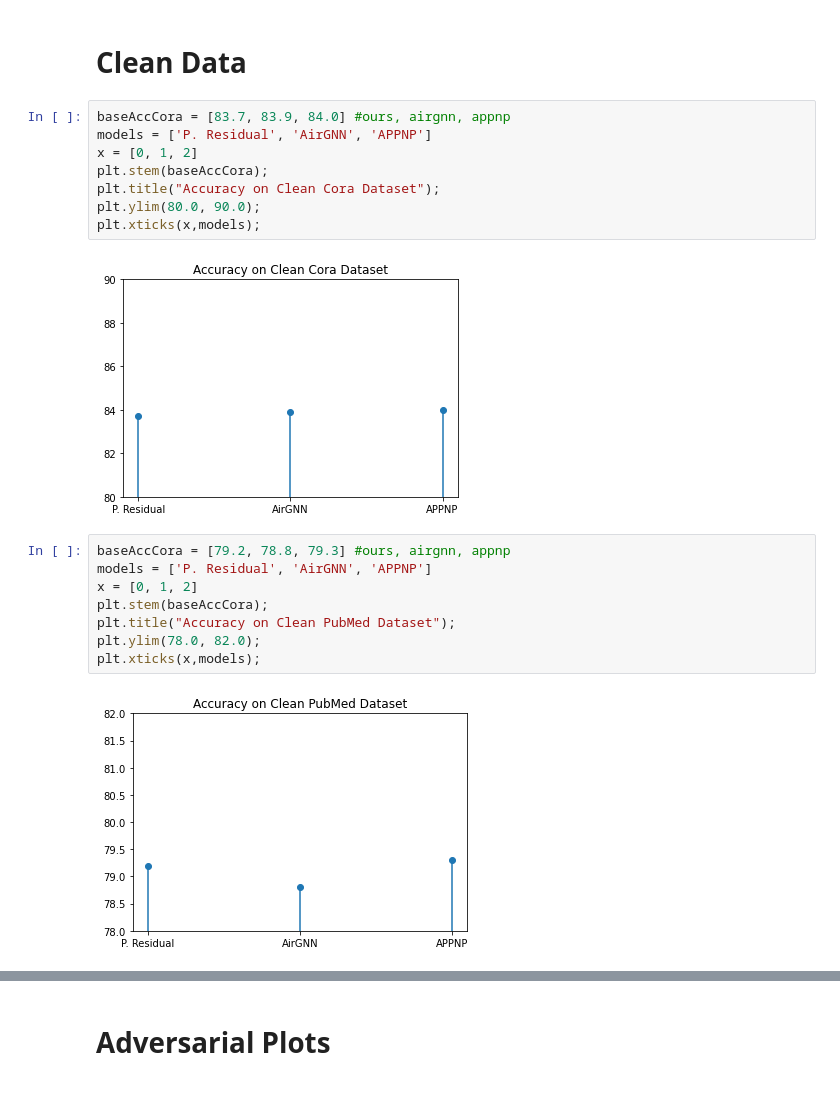
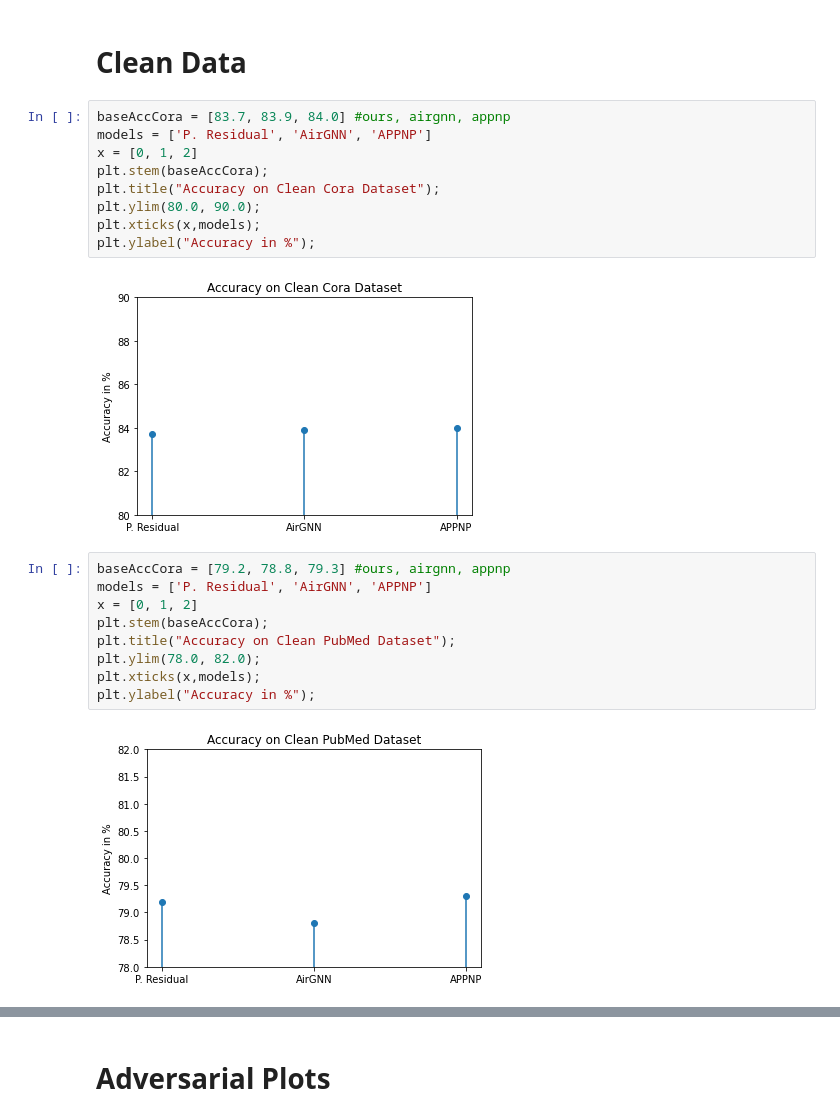
Before and after one commit to Karthik2924/Probabalistic_Graph_Residual, a Jupyter notebook: CreateGraphs_Template.ipynb, the cells around one changed output, grey strips where cells are left out. Drawn from its saved outputs; the diff is of its cells as text.

Commit message:
added last val to create graphs

```diff
--- a/CreateGraphs_Template.ipynb
+++ b/CreateGraphs_Template.ipynb
@@ -20,13 +20,14 @@ import matplotlib.pyplot as plt
 # %%
 baseAccCora = [83.7, 83.9, 84.0] #ours, airgnn, appnp
 models = ['P. Residual', 'AirGNN', 'APPNP']
 x = [0, 1, 2]
 plt.stem(baseAccCora);
 plt.title("Accuracy on Clean Cora Dataset");
 plt.ylim(80.0, 90.0);
 plt.xticks(x,models);
+plt.ylabel("Accuracy in %");
 # %% [output]
-[figure, old version]
+[figure, new version]
 # %%
 baseAccCora = [79.2, 78.8, 79.3] #ours, airgnn, appnp
 models = ['P. Residual', 'AirGNN', 'APPNP']
@@ -35,8 +36,9 @@ plt.stem(baseAccCora);
 plt.title("Accuracy on Clean PubMed Dataset");
 plt.ylim(78.0, 82.0);
 plt.xticks(x,models);
+plt.ylabel("Accuracy in %");
 # %% [output]
-[figure, old version]
+[figure, new version]
 # %%
 baseAccCora = [71.6, 71.9, 71.4] #ours, airgnn, appnp
 models = ['P. Residual', 'AirGNN', 'APPNP']
```
Also changed, not shown: parts of 5 cells of this notebook.
